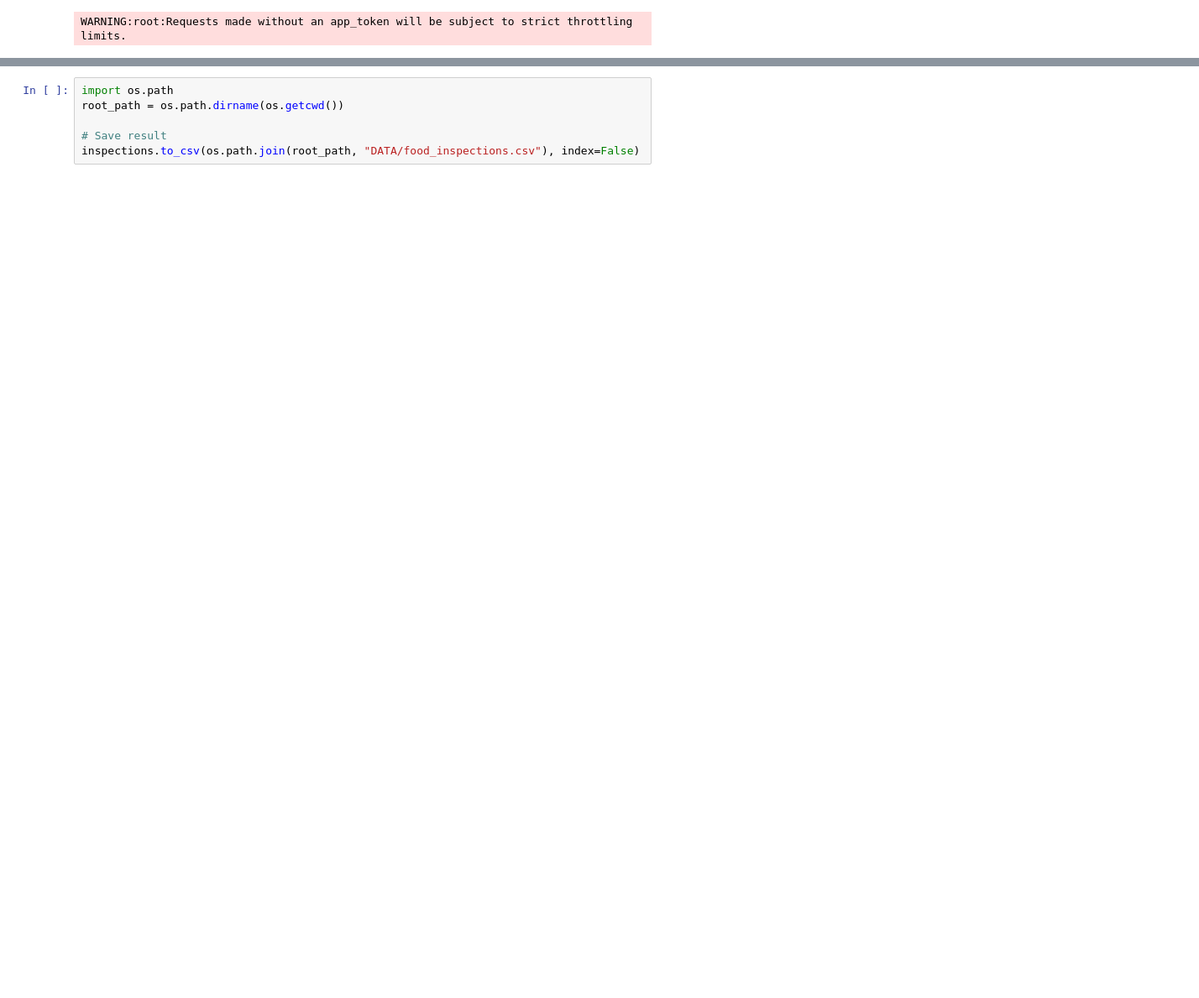
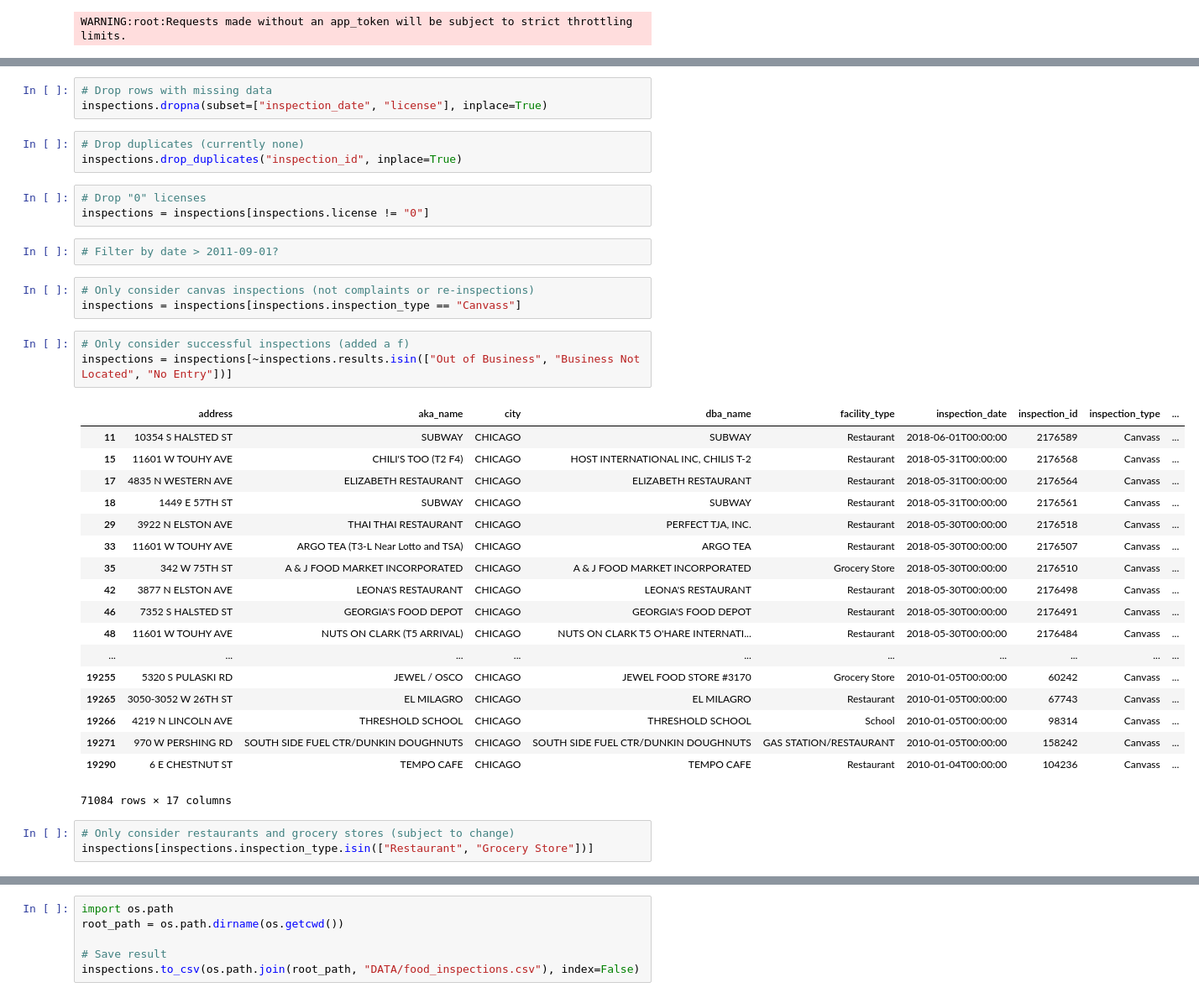
Before and after one commit to Sustainabilist/ChicagoDataAnalysis, a Jupyter notebook: CODE/13_food_inspection_download.ipynb, the cells around one changed output, grey strips where cells are left out. Shown at 84% size. Cells and saved outputs as stored; diff of their text form; blank space fills up the shorter version.

Commit message:
add several filters to food inspection notebook

```diff
--- a/CODE/13_food_inspection_download.ipynb
+++ b/CODE/13_food_inspection_download.ipynb
@@ -48,0 +69,39 @@ inspections.rename(columns={"license_": "license"}, inplace=True)
+# %%
+# Drop rows with missing data
+inspections.dropna(subset=["inspection_date", "license"], inplace=True)
+# %%
+# Drop duplicates (currently none)
+inspections.drop_duplicates("inspection_id", inplace=True)
+# %%
+# Drop "0" licenses
+inspections = inspections[inspections.license != "0"]
+# %%
+# Filter by date > 2011-09-01?
+# %%
+# Only consider canvas inspections (not complaints or re-inspections)
+inspections = inspections[inspections.inspection_type == "Canvass"]
+# %%
+# Only consider successful inspections (added a f)
+inspections = inspections[~inspections.results.isin(["Out of Business", "Business Not Located", "No Entry"])]
+# %% [output]
+|  | address | aka_name | city | dba_name | facility_type | inspection_date | inspection_id | inspection_type | ... |
+| 11 | 10354 S HALSTED ST | SUBWAY | CHICAGO | SUBWAY | Restaurant | 2018-06-01T00:00:00 | 2176589 | Canvass | ... |
+| 15 | 11601 W TOUHY AVE | CHILI'S TOO (T2 F4) | CHICAGO | HOST INTERNATIONAL INC, CHILIS T-2 | Restaurant | 2018-05-31T00:00:00 | 2176568 | Canvass | ... |
+| 17 | 4835 N WESTERN AVE | ELIZABETH RESTAURANT | CHICAGO | ELIZABETH RESTAURANT | Restaurant | 2018-05-31T00:00:00 | 2176564 | Canvass | ... |
+| 18 | 1449 E 57TH ST | SUBWAY | CHICAGO | SUBWAY | Restaurant | 2018-05-31T00:00:00 | 2176561 | Canvass | ... |
+| 29 | 3922 N ELSTON AVE | THAI THAI RESTAURANT | CHICAGO | PERFECT TJA, INC. | Restaurant | 2018-05-30T00:00:00 | 2176518 | Canvass | ... |
+| 33 | 11601 W TOUHY AVE | ARGO TEA (T3-L Near Lotto and TSA) | CHICAGO | ARGO TEA | Restaurant | 2018-05-30T00:00:00 | 2176507 | Canvass | ... |
+| 35 | 342 W 75TH ST | A & J FOOD MARKET INCORPORATED | CHICAGO | A & J FOOD MARKET INCORPORATED | Grocery Store | 2018-05-30T00:00:00 | 2176510 | Canvass | ... |
+| 42 | 3877 N ELSTON AVE | LEONA'S RESTAURANT | CHICAGO | LEONA'S RESTAURANT | Restaurant | 2018-05-30T00:00:00 | 2176498 | Canvass | ... |
+| 46 | 7352 S HALSTED ST | GEORGIA'S FOOD DEPOT | CHICAGO | GEORGIA'S FOOD DEPOT | Restaurant | 2018-05-30T00:00:00 | 2176491 | Canvass | ... |
+| 48 | 11601 W TOUHY AVE | NUTS ON CLARK (T5 ARRIVAL) | CHICAGO | NUTS ON CLARK T5 O'HARE INTERNATI... | Restaurant | 2018-05-30T00:00:00 | 2176484 | Canvass | ... |
+| ... | ... | ... | ... | ... | ... | ... | ... | ... | ... |
+| 19255 | 5320 S PULASKI RD | JEWEL / OSCO | CHICAGO | JEWEL FOOD STORE #3170 | Grocery Store | 2010-01-05T00:00:00 | 60242 | Canvass | ... |
+| 19265 | 3050-3052 W 26TH ST | EL MILAGRO | CHICAGO | EL MILAGRO | Restaurant | 2010-01-05T00:00:00 | 67743 | Canvass | ... |
+| 19266 | 4219 N LINCOLN AVE | THRESHOLD SCHOOL | CHICAGO | THRESHOLD SCHOOL | School | 2010-01-05T00:00:00 | 98314 | Canvass | ... |
+| 19271 | 970 W PERSHING RD | SOUTH SIDE FUEL CTR/DUNKIN DOUGHNUTS | CHICAGO | SOUTH SIDE FUEL CTR/DUNKIN DOUGHNUTS | GAS STATION/RESTAURANT | 2010-01-05T00:00:00 | 158242 | Canvass | ... |
+| 19290 | 6 E CHESTNUT ST | TEMPO CAFE | CHICAGO | TEMPO CAFE | Restaurant | 2010-01-04T00:00:00 | 104236 | Canvass | ... |
+71084 rows × 17 columns
+# %%
+# Only consider restaurants and grocery stores (subject to change)
+inspections[inspections.inspection_type.isin(["Restaurant", "Grocery Store"])]
```
Also changed, not shown: parts of 4 cells of this notebook, 2 other files.
